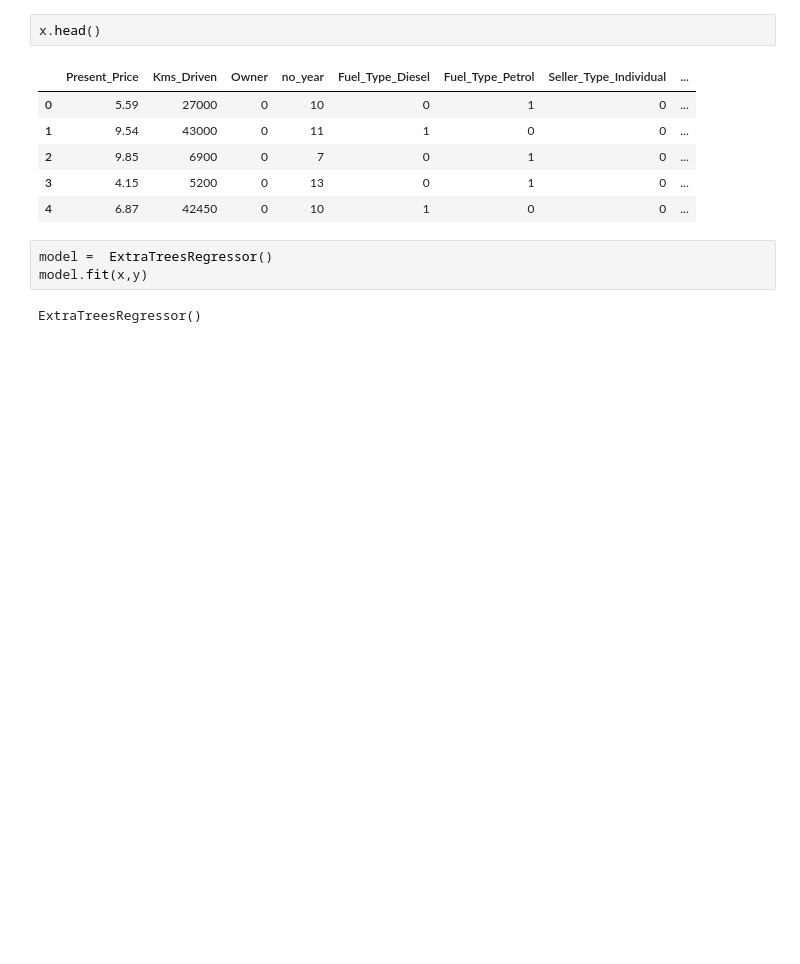
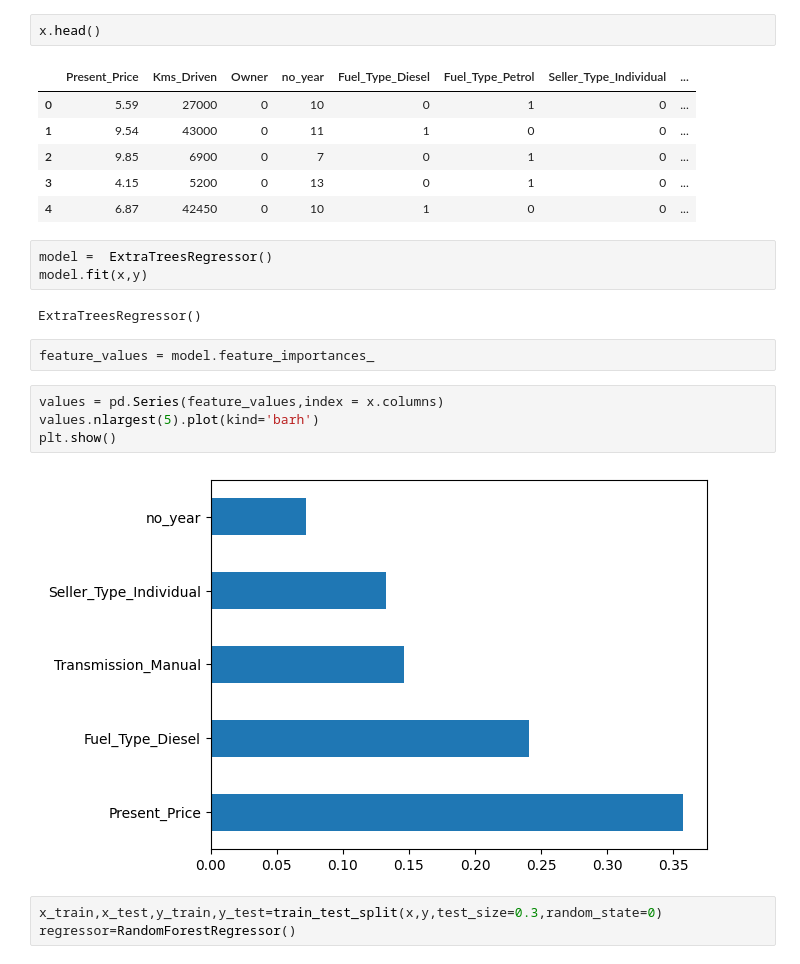
Before and after one commit to Ravestro/Car-price-prediction, a Jupyter notebook: Carpricing_prediction.ipynb, the cells around one changed output. Cells and saved outputs as stored; diff of their text form; blank space fills up the shorter version.

```diff
--- a/Carpricing_prediction.ipynb
+++ b/Carpricing_prediction.ipynb
@@ -138,3 +141,14 @@ model =  ExtraTreesRegressor()
 model.fit(x,y)
 # %% [output]
 ExtraTreesRegressor()
+# %%
+feature_values = model.feature_importances_
+# %%
+values = pd.Series(feature_values,index = x.columns)
+values.nlargest(5).plot(kind='barh')
+plt.show()
+# %% [output]
+[figure, added]
+# %%
+x_train,x_test,y_train,y_test=train_test_split(x,y,test_size=0.3,random_state=0)
+regressor=RandomForestRegressor()
```
Also changed, not shown: parts of 11 cells of this notebook, 6 other files.
